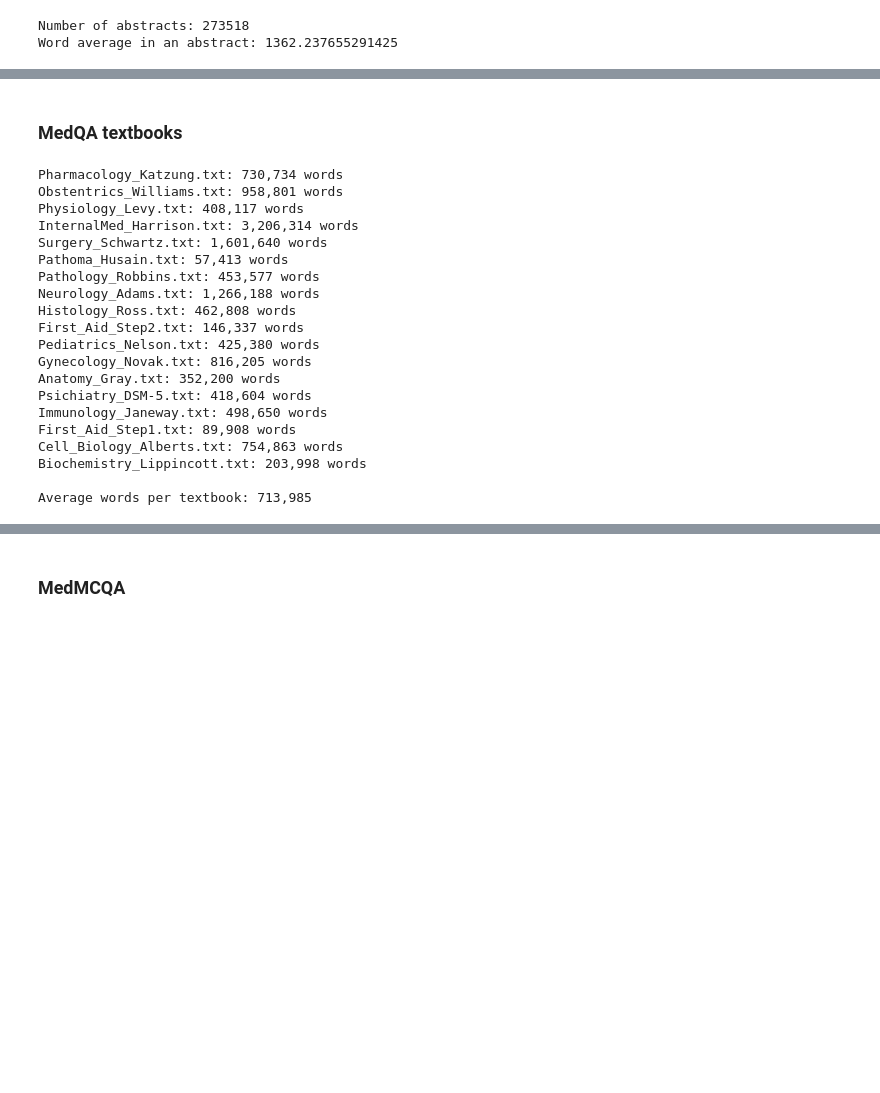
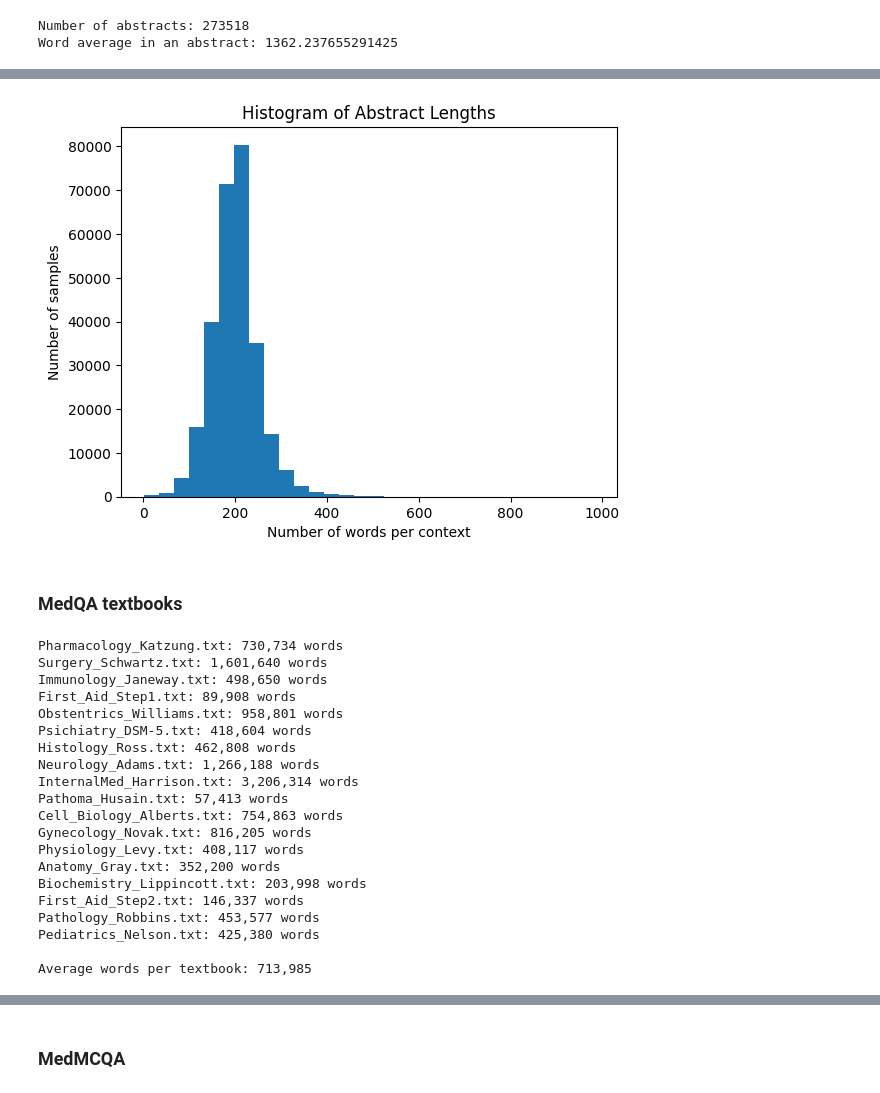
Before and after one commit to ZenHKD/bio-med-rag, a Jupyter notebook: notebooks/00_EDA.ipynb, the cells around one changed output, grey strips where cells are left out. Drawn from its saved outputs; the diff is of its cells as text; code cells hidden in the pictures; blank space fills up the shorter version.

```diff
--- a/notebooks/00_EDA.ipynb
+++ b/notebooks/00_EDA.ipynb
@@ -33,3 +58,20 @@ Word average in an abstract: 1362.237655291425
+# %%
+context_lengths = []
+
+for item in df['context']:
+    if isinstance(item, dict) and 'contexts' in item:
+        texts = item['contexts']
+        total_words = sum(len(t.split()) for t in texts)
+        context_lengths.append(total_words)
+
+plt.figure()
+plt.hist(context_lengths, bins=30)
+plt.xlabel("Number of words per context")
+plt.ylabel("Number of samples")
+plt.title("Histogram of Abstract Lengths")
+plt.show()
+# %% [output]
+[figure, added]
 # %% [markdown]
 ### MedQA textbooks
 # %%
@@ -50,22 +92,22 @@ avg_words = sum(book_word_counts.values()) / book_counts
 print(f"\nAverage words per textbook: {avg_words:,.0f}")
 # %% [output]
 Pharmacology_Katzung.txt: 730,734 words
-Obstentrics_Williams.txt: 958,801 words
-Physiology_Levy.txt: 408,117 words
-InternalMed_Harrison.txt: 3,206,314 words
 Surgery_Schwartz.txt: 1,601,640 words
-Pathoma_Husain.txt: 57,413 words
-Pathology_Robbins.txt: 453,577 words
-Neurology_Adams.txt: 1,266,188 words
-Histology_Ross.txt: 462,808 words
-First_Aid_Step2.txt: 146,337 words
-Pediatrics_Nelson.txt: 425,380 words
-Gynecology_Novak.txt: 816,205 words
-Anatomy_Gray.txt: 352,200 words
-Psichiatry_DSM-5.txt: 418,604 words
 Immunology_Janeway.txt: 498,650 words
 First_Aid_Step1.txt: 89,908 words
+Obstentrics_Williams.txt: 958,801 words
+Psichiatry_DSM-5.txt: 418,604 words
+Histology_Ross.txt: 462,808 words
+Neurology_Adams.txt: 1,266,188 words
+InternalMed_Harrison.txt: 3,206,314 words
+Pathoma_Husain.txt: 57,413 words
 Cell_Biology_Alberts.txt: 754,863 words
+Gynecology_Novak.txt: 816,205 words
+Physiology_Levy.txt: 408,117 words
+Anatomy_Gray.txt: 352,200 words
 Biochemistry_Lippincott.txt: 203,998 words
+First_Aid_Step2.txt: 146,337 words
+Pathology_Robbins.txt: 453,577 words
+Pediatrics_Nelson.txt: 425,380 words
 
 Average words per textbook: 713,985
```
Also changed, not shown: parts of 14 cells of this notebook, 1 other file.
